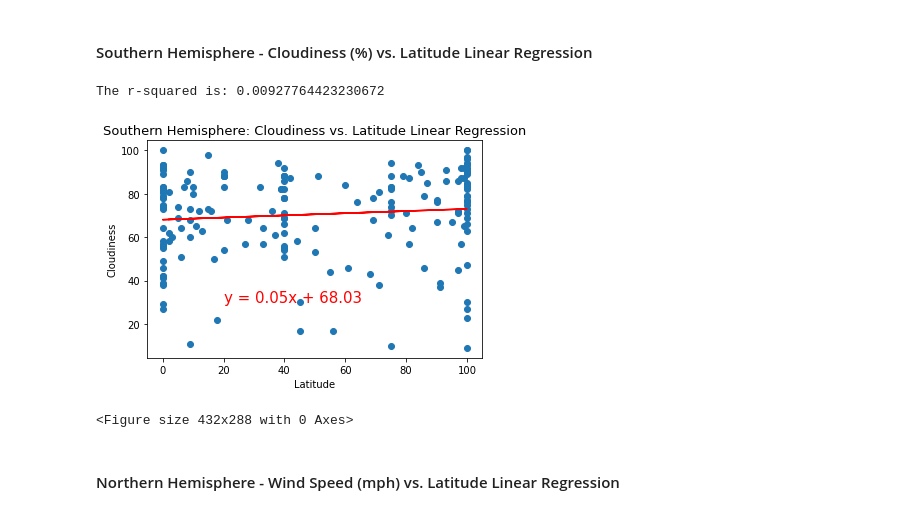
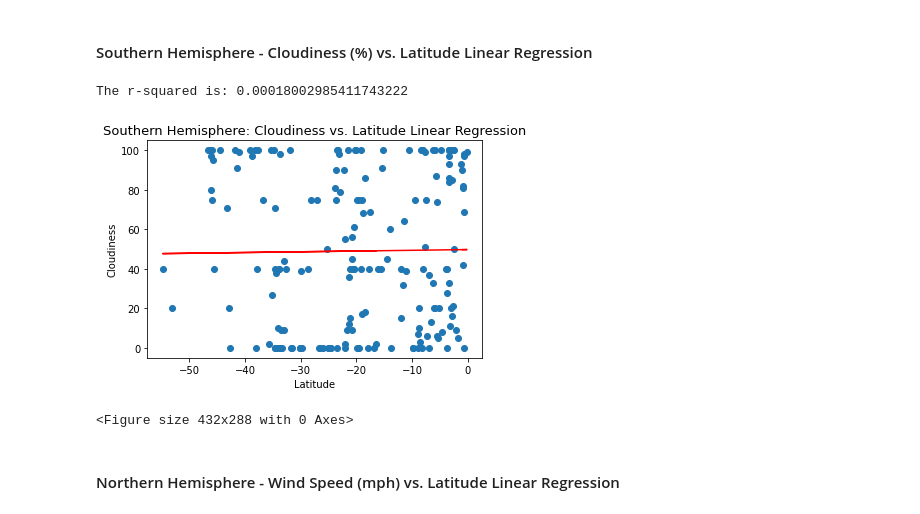
Before and after one commit to arcebri1/API-challenge, a Jupyter notebook: WeatherPy/WeatherPy.ipynb, the cells around one changed output. Cells and saved outputs as stored; diff of their text form; code cells hidden in the pictures.

```diff
--- a/WeatherPy/WeatherPy.ipynb
+++ b/WeatherPy/WeatherPy.ipynb
@@ -416,23 +416,23 @@ The r-squared is: 0.0038798179863446126
 # %% [markdown]
 ####  Southern Hemisphere - Cloudiness (%) vs. Latitude Linear Regression
 # %%
-y_values=south['Humidity']
-x_values=south['Cloudiness']
+y_values=south['Cloudiness']
+x_values=south['Latitude']
 (slope, intercept, rvalue, pvalue, stderr) = linregress(x_values, y_values)
 regress_values = x_values * slope + intercept
 line_eq = "y = " + str(round(slope,2)) + "x + " + str(round(intercept,2))
 plt.scatter(x_values,y_values)
 plt.plot(x_values,regress_values,"r-")
 plt.annotate(line_eq,(20,30),fontsize=15,color="red")
 plt.xlabel('Latitude', fontsize =10)
 plt.ylabel('Cloudiness', fontsize =10)
 plt.title('Southern Hemisphere: Cloudiness vs. Latitude Linear Regression',fontsize =13)
 print(f"The r-squared is: {rvalue**2}")
 plt.show()
 plt.savefig("South Cloud vs Lat Lnr Reg.png")
 # %% [output]
-The r-squared is: 0.00927764423230672
+The r-squared is: 0.00018002985411743222
-[figure, old version]
+[figure, new version]
 <Figure size 432x288 with 0 Axes>
 # %% [markdown]
 ####  Northern Hemisphere - Wind Speed (mph) vs. Latitude Linear Regression
```
Also changed, not shown: parts of 1 cell of this notebook, 1 other file.
